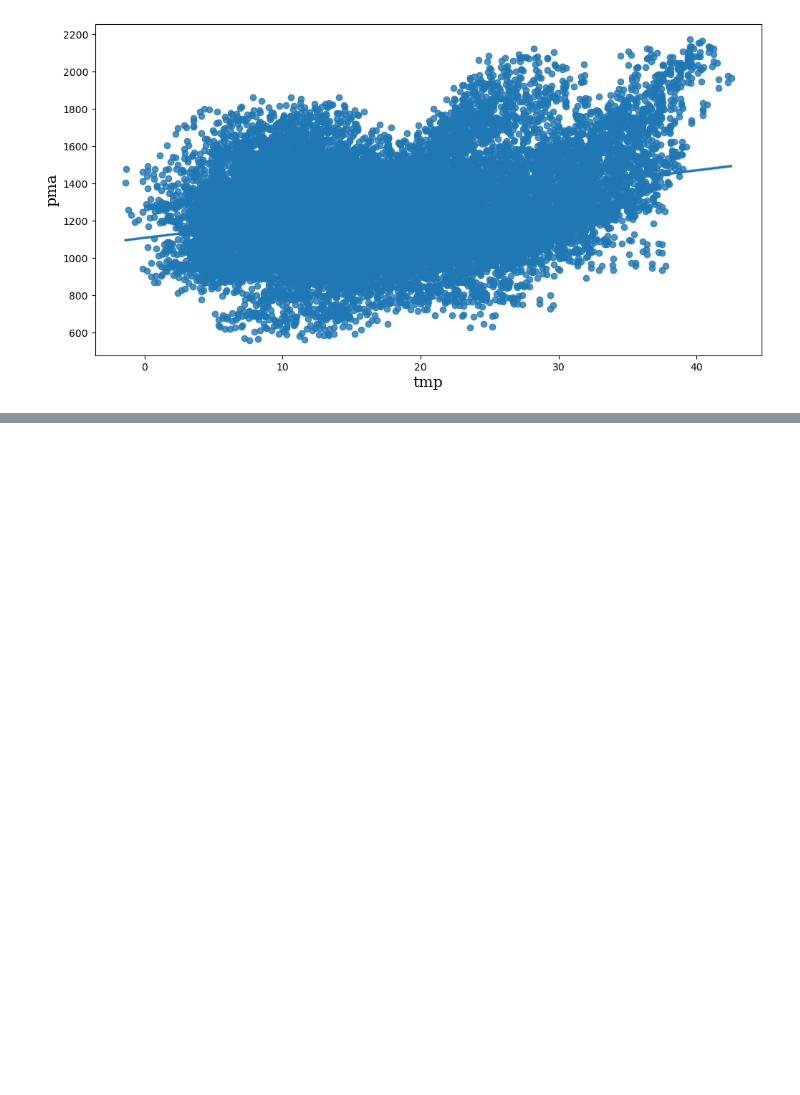
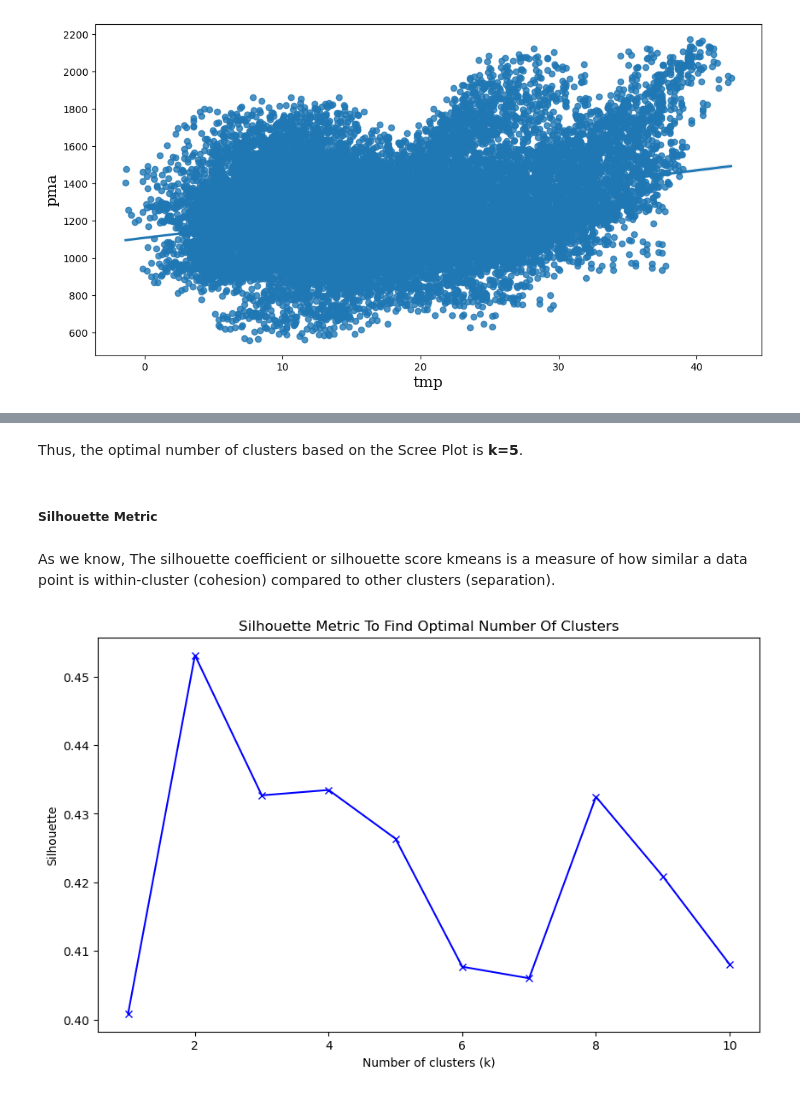
Before and after one commit to muohannedxd/day-type-identification-of-electricity-load, a Jupyter notebook: project.ipynb, the cells around one changed output, grey strips where cells are left out. Saved outputs shown, nothing was run; the diff lists cells and outputs as text; code cells hidden in the pictures; blank space fills up the shorter version.

```diff
--- a/project.ipynb
+++ b/project.ipynb
@@ -253,0 +302,24 @@ def kmeans(x,k, no_of_iterations):
+# %% [markdown]
+Thus, the optimal number of clusters based on the Scree Plot is **k=5**.
+# %% [markdown]
+##### **Silhouette Metric**
+# %% [markdown]
+As we know, The silhouette coefficient or silhouette score kmeans is a measure of how similar a data point is within-cluster (cohesion) compared to other clusters (separation).
+# %%
+silhouette = []
+k_value = range(2, 12) # silhouette needs at least 2 clusters
+
+for k in k_value:
+    kmeans = KMeans(n_clusters=k, n_init=10)
+    kmeans.fit(df_daily_transformed)
+    cluster_labels = kmeans.labels_
+    silhouette.append(silhouette_score(df_daily_transformed, cluster_labels))
+
+plt.figure(figsize=[10, 6])
+plt.plot(k_values, silhouette, 'bx-')
+plt.xlabel('Number of clusters (k)')
+plt.ylabel('Silhouette')
+plt.title('Silhouette Metric To Find Optimal Number Of Clusters')
+plt.show()
+# %% [output]
+[figure, added]
```
Also changed, not shown: parts of 25 cells of this notebook.
